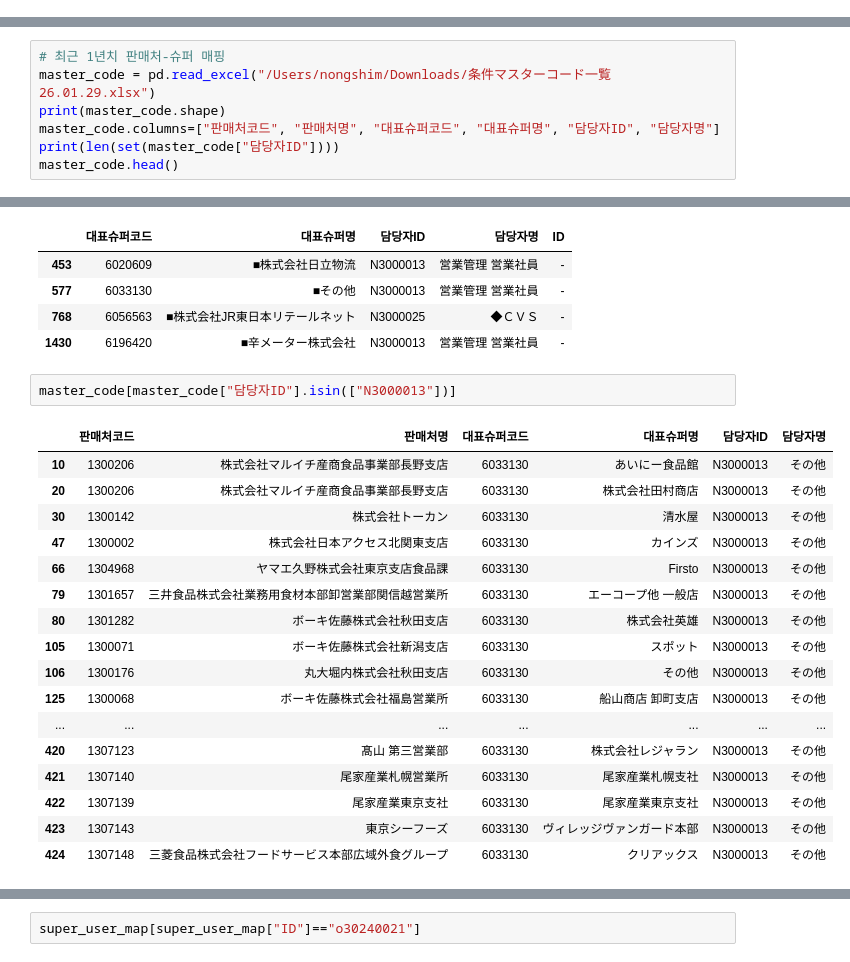
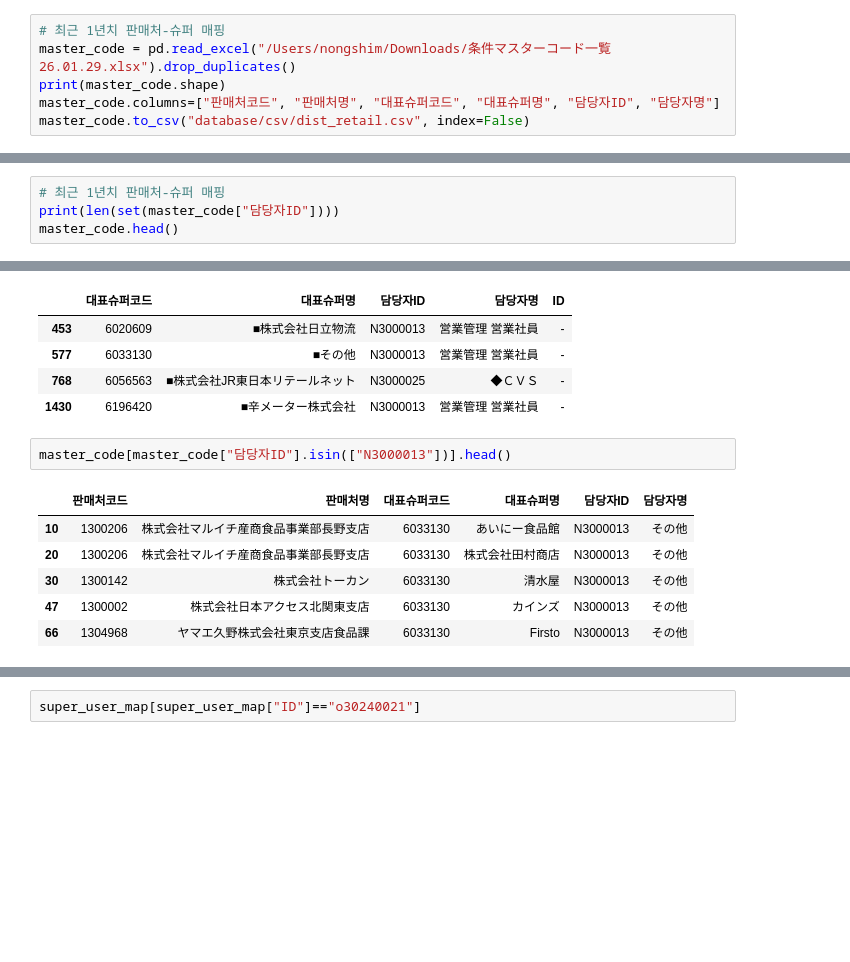
Before and after one commit to mushrhyme/easy-rebate, a Jupyter notebook: notepad.ipynb, the cells around one changed output, grey strips where cells are left out. Drawn from its saved outputs; the diff is of its cells as text; blank space fills up the shorter version.

```diff
--- a/notepad.ipynb
+++ b/notepad.ipynb
@@ -24,10 +32,13 @@ import pandas as pd
+# %%
+# 최근 1년치 판매처-슈퍼 매핑
+master_code = pd.read_excel("/Users/nongshim/Downloads/条件マスターコード一覧26.01.29.xlsx").drop_duplicates()
+print(master_code.shape)
+master_code.columns=["판매처코드", "판매처명", "대표슈퍼코드", "대표슈퍼명", "담당자ID", "담당자명"]
+master_code.to_csv("database/csv/dist_retail.csv", index=False)
 # %% [markdown]
 # 사용자별 슈퍼 명단 만들기
 # %%
 # 최근 1년치 판매처-슈퍼 매핑
-master_code = pd.read_excel("/Users/nongshim/Downloads/条件マスターコード一覧26.01.29.xlsx")
-print(master_code.shape)
-master_code.columns=["판매처코드", "판매처명", "대표슈퍼코드", "대표슈퍼명", "담당자ID", "담당자명"]
 print(len(set(master_code["담당자ID"])))
 master_code.head()
 # %% [output]
@@ -66,23 +76,12 @@ df[df["담당자ID"].isin(["N3000025", "N3000013"])]
 | 768 | 6056563 | ■株式会社JR東日本リテールネット | N3000025 | ◆ＣＶＳ | - |
 | 1430 | 6196420 | ■辛メーター株式会社 | N3000013 | 営業管理 営業社員 | - |
 # %%
-master_code[master_code["담당자ID"].isin(["N3000013"])]
+master_code[master_code["담당자ID"].isin(["N3000013"])].head()
 # %% [output]
 |  | 판매처코드 | 판매처명 | 대표슈퍼코드 | 대표슈퍼명 | 담당자ID | 담당자명 |
 | 10 | 1300206 | 株式会社マルイチ産商食品事業部長野支店 | 6033130 | あいにー食品館 | N3000013 | その他 |
 | 20 | 1300206 | 株式会社マルイチ産商食品事業部長野支店 | 6033130 | 株式会社田村商店 | N3000013 | その他 |
 | 30 | 1300142 | 株式会社トーカン | 6033130 | 清水屋 | N3000013 | その他 |
 | 47 | 1300002 | 株式会社日本アクセス北関東支店 | 6033130 | カインズ | N3000013 | その他 |
 | 66 | 1304968 | ヤマエ久野株式会社東京支店食品課 | 6033130 | Firsto | N3000013 | その他 |
-| 79 | 1301657 | 三井食品株式会社業務用食材本部卸営業部関信越営業所 | 6033130 | エーコープ他 一般店 | N3000013 | その他 |
-| 80 | 1301282 | ボーキ佐藤株式会社秋田支店 | 6033130 | 株式会社英雄 | N3000013 | その他 |
-| 105 | 1300071 | ボーキ佐藤株式会社新潟支店 | 6033130 | スポット | N3000013 | その他 |
-| 106 | 1300176 | 丸大堀内株式会社秋田支店 | 6033130 | その他 | N3000013 | その他 |
-| 125 | 1300068 | ボーキ佐藤株式会社福島営業所 | 6033130 | 船山商店 卸町支店 | N3000013 | その他 |
-| ... | ... | ... | ... | ... | ... | ... |
-| 420 | 1307123 | 髙山 第三営業部 | 6033130 | 株式会社レジャラン | N3000013 | その他 |
-| 421 | 1307140 | 尾家産業札幌営業所 | 6033130 | 尾家産業札幌支社 | N3000013 | その他 |
-| 422 | 1307139 | 尾家産業東京支社 | 6033130 | 尾家産業東京支社 | N3000013 | その他 |
-| 423 | 1307143 | 東京シーフーズ | 6033130 | ヴィレッジヴァンガード本部 | N3000013 | その他 |
-| 424 | 1307148 | 三菱食品株式会社フードサービス本部広域外食グループ | 6033130 | クリアックス | N3000013 | その他 |
 # %%
```
Also changed, not shown: parts of 13 cells of this notebook, 8 other files.
